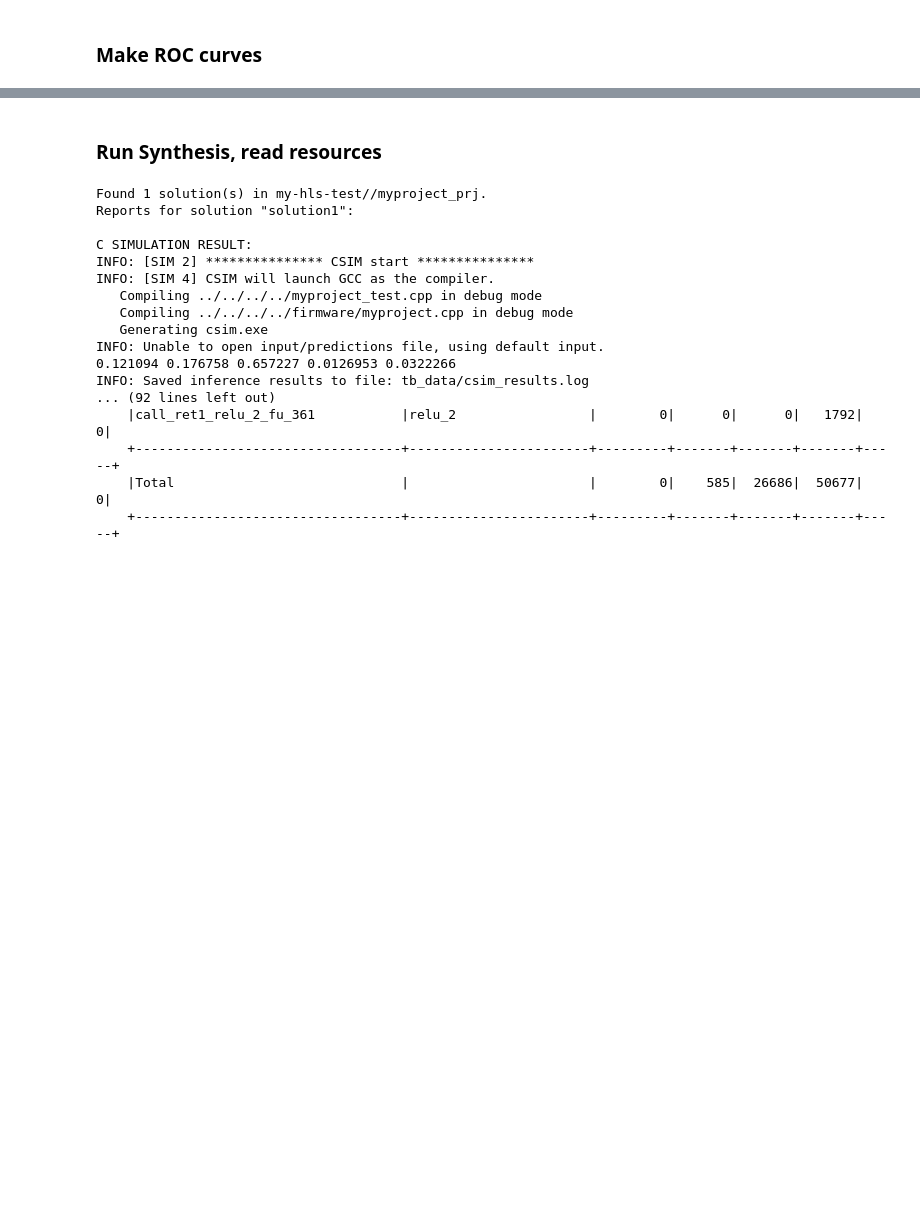
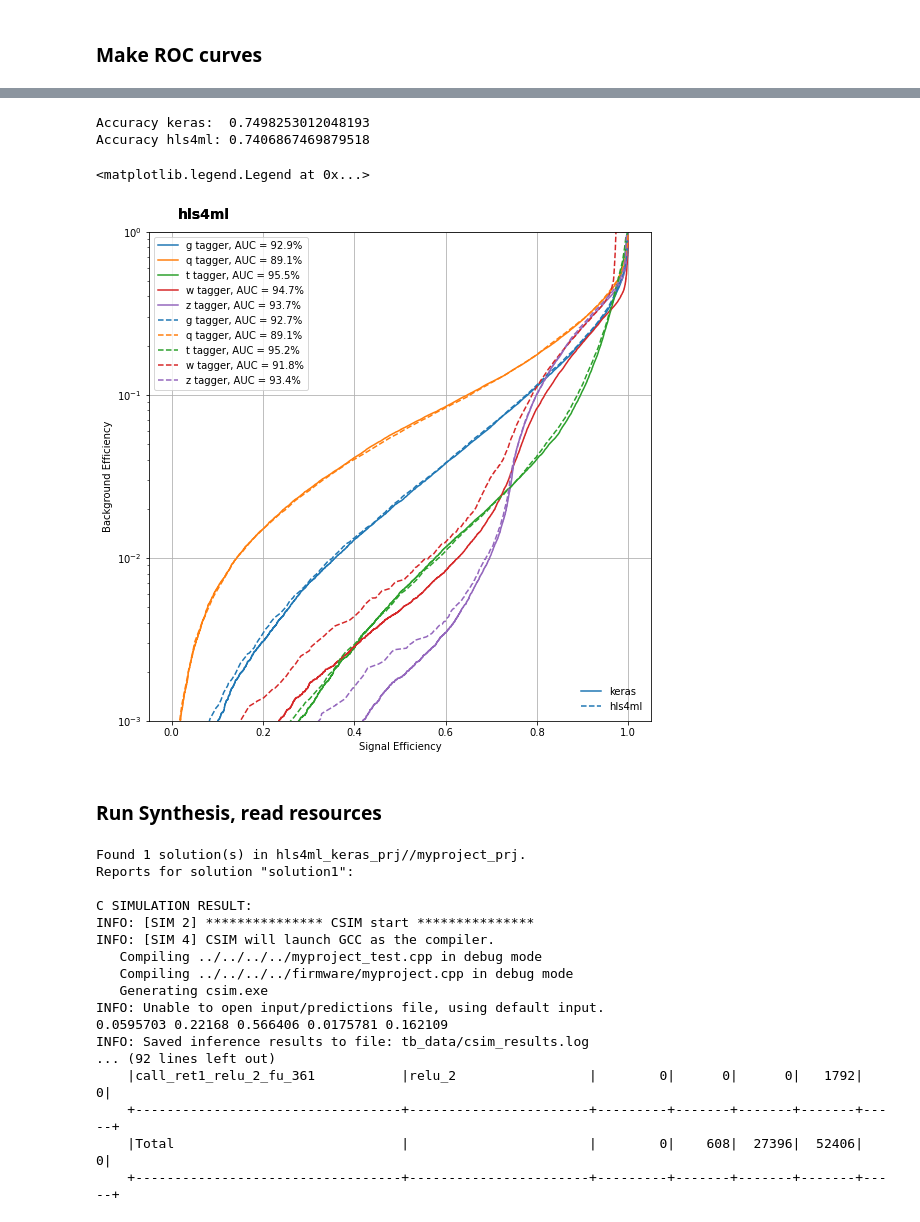
Before and after one commit to jmduarte/HLS_hls4ml_Tutorial, a Jupyter notebook: hls4ml/lab2/hls4ml_API.ipynb, the cells around one changed output, grey strips where cells are left out. Cells and saved outputs as stored; diff of their text form; code cells hidden in the pictures; blank space fills up the shorter version.

```diff
--- a/hls4ml/lab2/hls4ml_API.ipynb
+++ b/hls4ml/lab2/hls4ml_API.ipynb
@@ -136,10 +117,37 @@ plt.savefig('ROC.png')
+# %%
+import plotting
+import matplotlib.pyplot as plt
+from sklearn.metrics import accuracy_score
+from tensorflow.keras.models import load_model
+
+print("Accuracy keras:  {}".format(accuracy_score(np.argmax(y_test, axis=1), np.argmax(y_keras, axis=1))))
+print("Accuracy hls4ml: {}".format(accuracy_score(np.argmax(y_test, axis=1), np.argmax(y_hls4ml, axis=1))))
+
+#ax, = plt.figure(figsize=(9, 9))
+fig, ax = plt.subplots(figsize=(9, 9))
+_ = plotting.makeRoc(y_test, y_keras, le.classes_)
+plt.gca().set_prop_cycle(None) # reset the colors
+_ = plotting.makeRoc(y_test, y_hls4ml, le.classes_, linestyle='--')
+
+from matplotlib.lines import Line2D
+lines = [Line2D([0], [0], ls='-'),
+         Line2D([0], [0], ls='--')]
+from matplotlib.legend import Legend
+leg = Legend(ax, lines, labels=['keras', 'hls4ml'],
+            loc='lower right', frameon=False)
+ax.add_artist(leg)
+# %% [output]
+Accuracy keras:  0.7498253012048193
+Accuracy hls4ml: 0.7406867469879518
+<matplotlib.legend.Legend at 0x...>
+[figure, added]
 # %% [markdown]
 ### Run Synthesis, read resources
 # %%
 hls_model.build() # this takes a several minutes
-hls4ml.report.read_vivado_report('my-hls-test/')
+hls4ml.report.read_vivado_report('hls4ml_keras_prj/')
 # %% [output]
-Found 1 solution(s) in my-hls-test//myproject_prj.
+Found 1 solution(s) in hls4ml_keras_prj//myproject_prj.
 Reports for solution "solution1":
 
 C SIMULATION RESULT:
@@ -149,10 +157,10 @@ INFO: [SIM 4] CSIM will launch GCC as the compiler.
    Compiling ../../../../firmware/myproject.cpp in debug mode
    Generating csim.exe
 INFO: Unable to open input/predictions file, using default input.
-0.121094 0.176758 0.657227 0.0126953 0.0322266
+0.0595703 0.22168 0.566406 0.0175781 0.162109
 INFO: Saved inference results to file: tb_data/csim_results.log
 ... (92 lines left out)
     |call_ret1_relu_2_fu_361           |relu_2                 |        0|      0|      0|   1792|    0|
     +----------------------------------+-----------------------+---------+-------+-------+-------+-----+
-    |Total                             |                       |        0|    585|  26686|  50677|    0|
+    |Total                             |                       |        0|    608|  27396|  52406|    0|
     +----------------------------------+-----------------------+---------+-------+-------+-------+-----+
```
Also changed, not shown: parts of 7 cells of this notebook, 6 other files.
